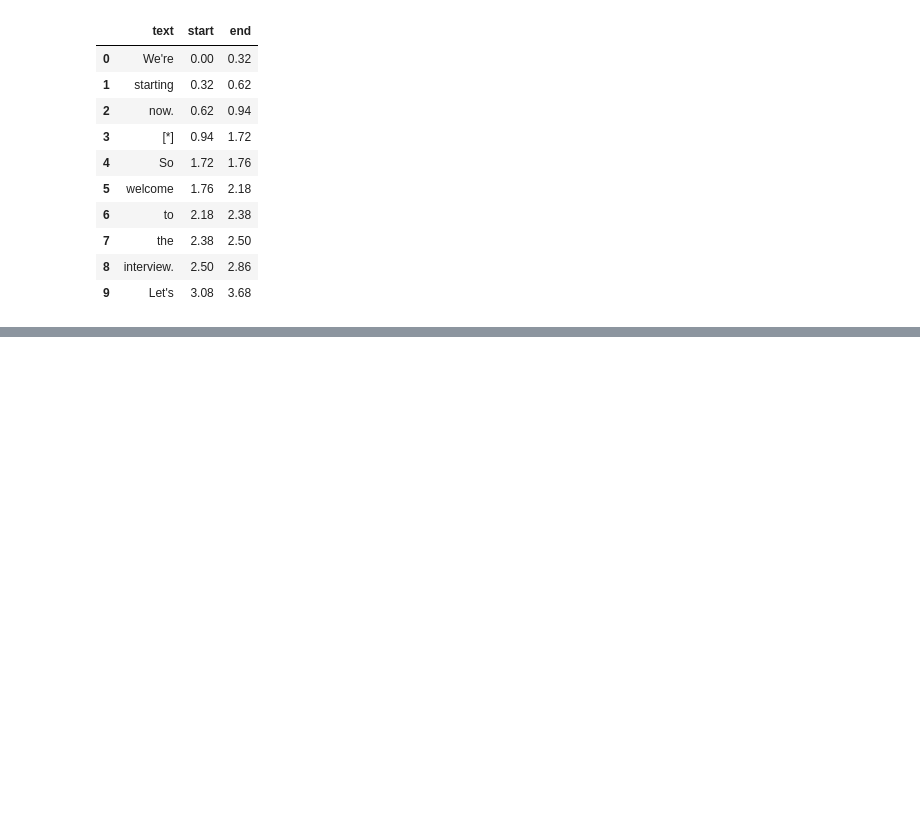
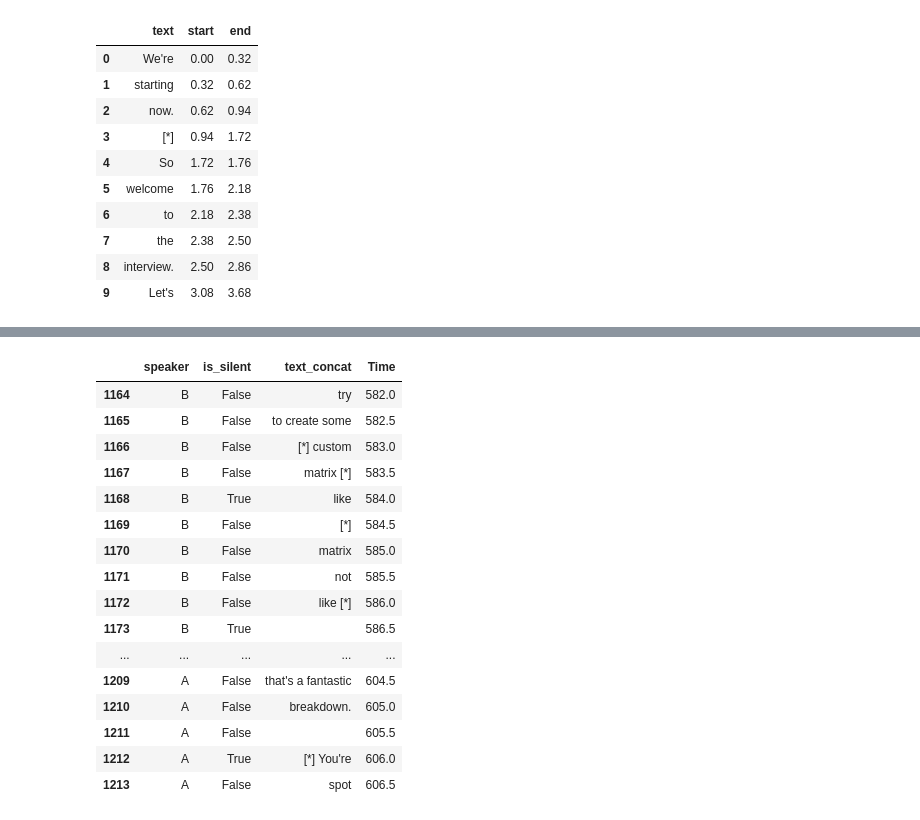
Before and after one commit to Ak62007/Multimodel-Reasoning, a Jupyter notebook: notebooks/data_ana_merge.ipynb, the cells around one changed output, grey strips where cells are left out. Cells and saved outputs as stored; diff of their text form; code cells hidden in the pictures; blank space fills up the shorter version.

```diff
--- a/notebooks/data_ana_merge.ipynb
+++ b/notebooks/data_ana_merge.ipynb
@@ -779,0 +886,38 @@ wbyw.head(10)
+# %%
+def merge_windowed(words_df, visual_df, audio_df, window_size=0.5):
+    """
+    Create fixed time windows and aggregate words
+    """
+
+    # Get time range
+    max_time = max(
+        visual_df['Time'].max(),
+        audio_df['Time'].max(),
+        words_df['end'].max()
+    )
+
+    # Create time windows
+    time_windows = np.arange(0, max_time + window_size, window_size)
+
+    result = []
+
+    for t in time_windows:
+        window_start = t
+        window_end = t + window_size
+
+        # Find words in this window
+        words_in_window = words_df[
+            (words_df['start'] >= window_start) &
+            (words_df['start'] < window_end)
+        ]
+
+        # Combine
+        result.append({
+            'Time': t,
+            'words': words_in_window['text'].tolist(),
+            'text_concat': ' '.join(words_in_window['text'].tolist()),
+        })
+
+    return pd.DataFrame(result)
+# %%
+aligned_wbyw = merge_windowed(words_df=wbyw, visual_df=fa_data, audio_df=at_data)
@@ -779,0 +933,2 @@ wbyw.head(10)
+# %%
+aligned_avw_merged = pd.merge(left=aligned_wbyw, right=av_merged, on='Time')
@@ -779,0 +1054,20 @@ wbyw.head(10)
+# %%
+aligned_avw_merged[['speaker', 'is_silent', 'text_concat', 'Time']].iloc[-100:-50]
+# %% [output]
+|  | speaker | is_silent | text_concat | Time |
+| 1164 | B | False | try | 582.0 |
+| 1165 | B | False | to create some | 582.5 |
+| 1166 | B | False | [*] custom | 583.0 |
+| 1167 | B | False | matrix [*] | 583.5 |
+| 1168 | B | True | like | 584.0 |
+| 1169 | B | False | [*] | 584.5 |
+| 1170 | B | False | matrix | 585.0 |
+| 1171 | B | False | not | 585.5 |
+| 1172 | B | False | like [*] | 586.0 |
+| 1173 | B | True |  | 586.5 |
+| ... | ... | ... | ... | ... |
+| 1209 | A | False | that's a fantastic | 604.5 |
+| 1210 | A | False | breakdown. | 605.0 |
+| 1211 | A | False |  | 605.5 |
+| 1212 | A | True | [*] You're | 606.0 |
+| 1213 | A | False | spot | 606.5 |
```
Also changed, not shown: parts of 38 cells of this notebook.
